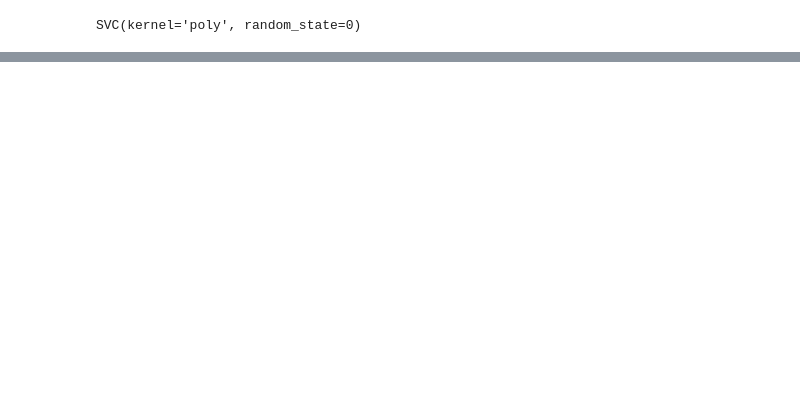
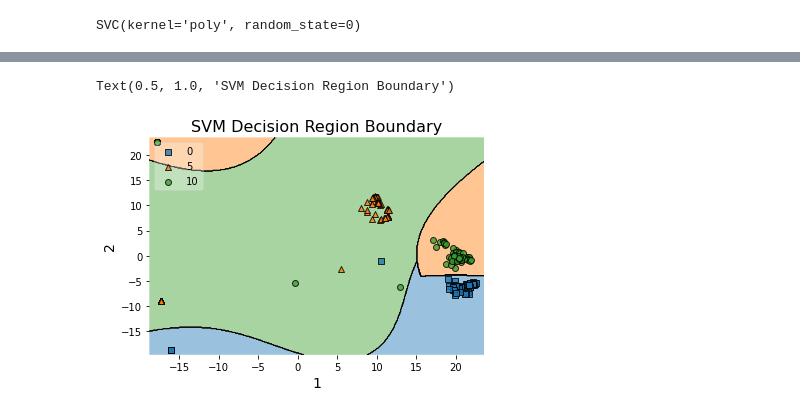
Before and after one commit to InspirAsianz/DrowsyDetection, a Jupyter notebook: SVM.ipynb, the cells around one changed output, grey strips where cells are left out. Saved outputs shown, nothing was run; the diff lists cells and outputs as text; code cells hidden in the pictures; blank space fills up the shorter version.

```diff
--- a/SVM.ipynb
+++ b/SVM.ipynb
@@ -49,7 +87,7 @@ X_Train, X_Test, Y_Train, Y_Test = train_test_split(X, Y, test_size = 0.20, rand
 # %%
 from sklearn.svm import SVC
 classifier = SVC(kernel = 'poly', random_state = 0)
-classifier.fit(X_Train, Y_Train)
+classifier.fit(X_Train2, Y_Train)
 # %% [output]
 SVC(kernel='poly', random_state=0)
 # %%
@@ -61,0 +100,16 @@ accuracy
+# %%
+from mlxtend.plotting import plot_decision_regions
+
+# Plot Decision Region using mlxtend's awesome plotting function
+plot_decision_regions(X=X2,
+                      y=np.array(Y).astype(np.int64),
+                      clf=classifier,
+                      legend=2)
+
+# Update plot object with X/Y axis labels and Figure Title
+plt.xlabel(X.columns[0], size=14)
+plt.ylabel(X.columns[1], size=14)
+plt.title('SVM Decision Region Boundary', size=16)
+# %% [output]
+Text(0.5, 1.0, 'SVM Decision Region Boundary')
+[figure, added]
```
Also changed, not shown: parts of 6 cells of this notebook.
